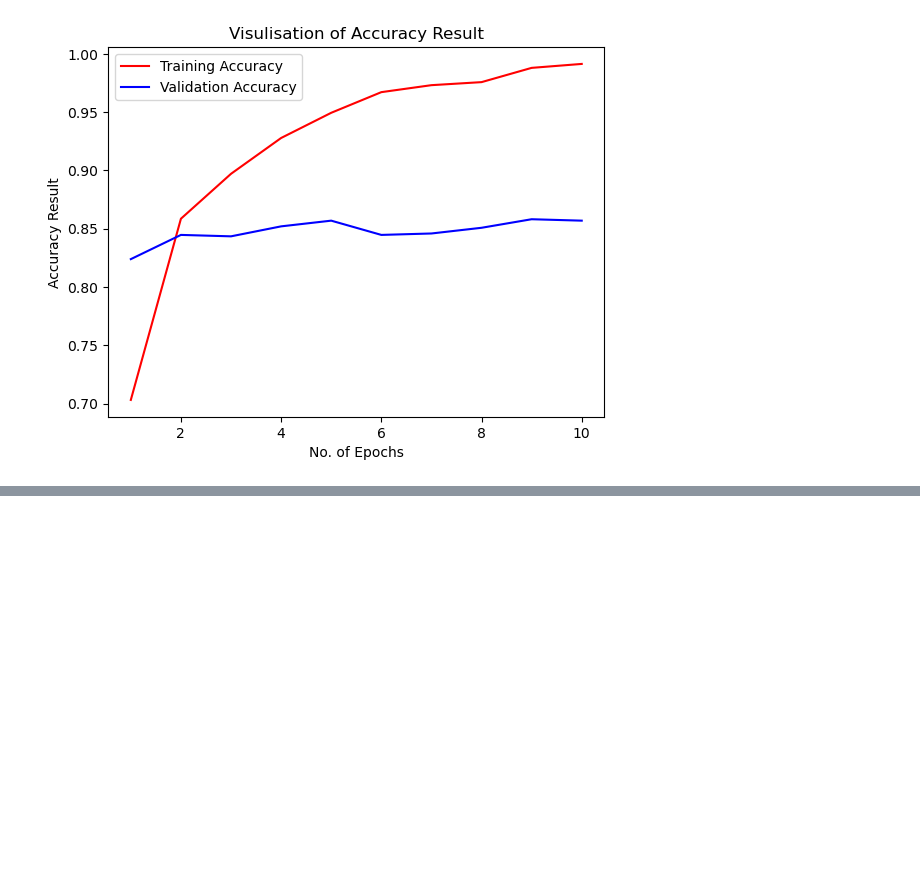
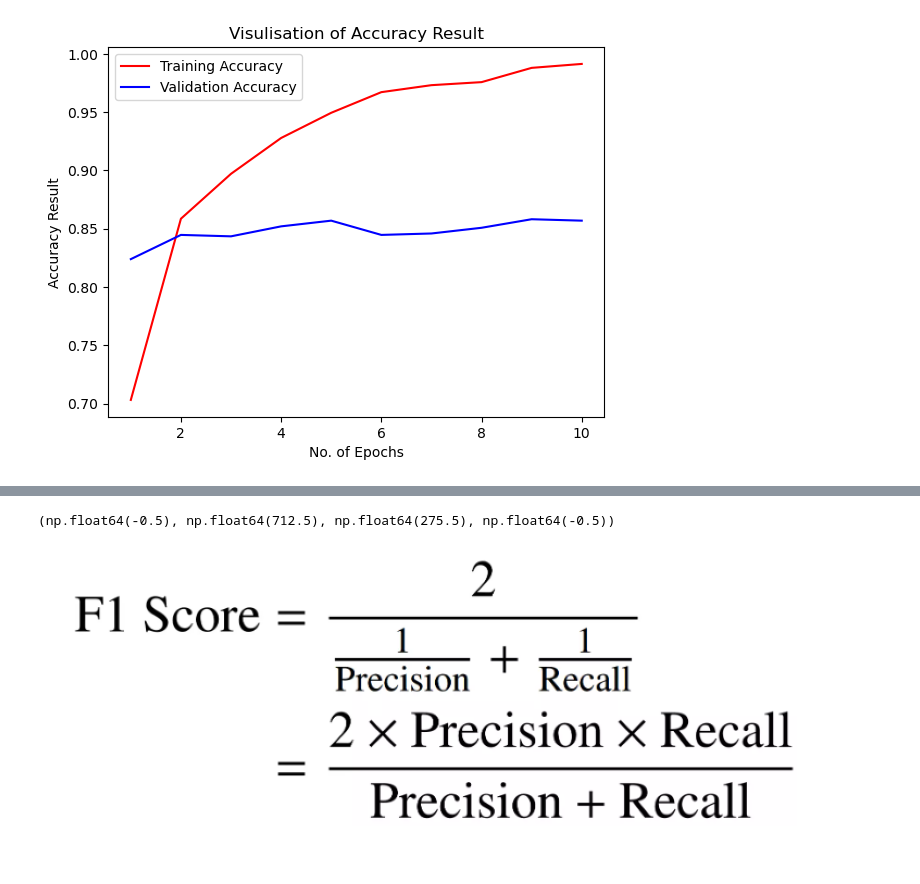
Before and after one commit to wadhwa19/Agricultural-pests, a Jupyter notebook: project/image_processing.ipynb, the cells around one changed output, grey strips where cells are left out. Saved outputs shown, nothing was run; the diff lists cells and outputs as text; code cells hidden in the pictures; blank space fills up the shorter version.

```diff
--- a/project/image_processing.ipynb
+++ b/project/image_processing.ipynb
@@ -826,0 +998,11 @@ plt.show()
+# %%
+from PIL import Image
+import matplotlib.pyplot as plt
+
+img = Image.open("f1-score.png")
+plt.figure(figsize=(10, 10))
+plt.imshow(img)
+plt.axis('off')
+# %% [output]
+(np.float64(-0.5), np.float64(712.5), np.float64(275.5), np.float64(-0.5))
+[figure, added]
```
Also changed, not shown: parts of 15 cells of this notebook.
